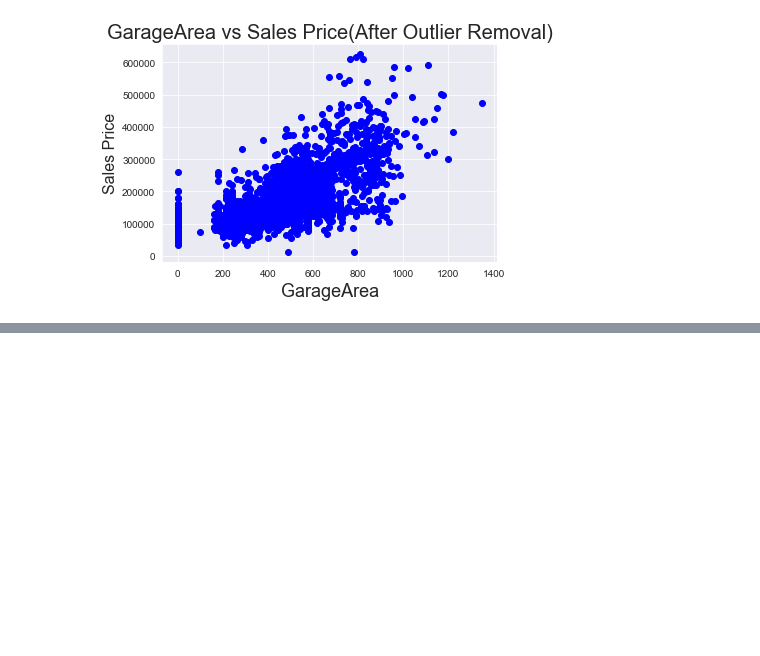
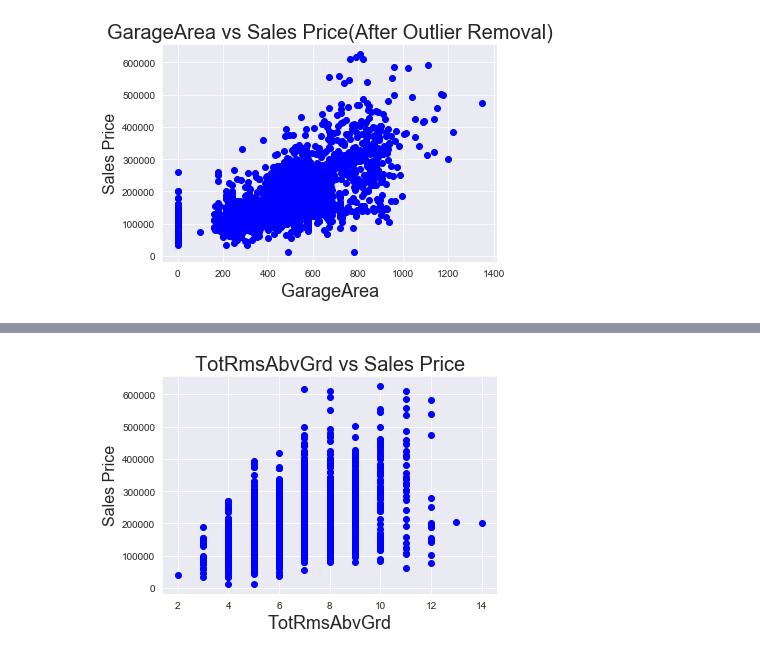
Before and after one commit to agrawalnaman/cmpe255-group8-housing-price-prediction, a Jupyter notebook: Housing Price Prediction Project.ipynb, the cells around one changed output, grey strips where cells are left out. Cells and saved outputs as stored; diff of their text form; code cells hidden in the pictures; blank space fills up the shorter version.

```diff
--- a/Housing Price Prediction Project.ipynb
+++ b/Housing Price Prediction Project.ipynb
@@ -194,0 +214,9 @@ plt.show()
+# %%
+#Total Rooms Vs SalePrice
+plt.scatter(df_train['TotRmsAbvGrd'],df_train['SalePrice'],c = 'blue')
+plt.title('TotRmsAbvGrd vs Sales Price', fontsize=20)
+plt.xlabel('TotRmsAbvGrd', fontsize=18)
+plt.ylabel('Sales Price', fontsize=16)
+plt.show()
+# %% [output]
+[figure, added]
```
Also changed, not shown: parts of 4 cells of this notebook.
